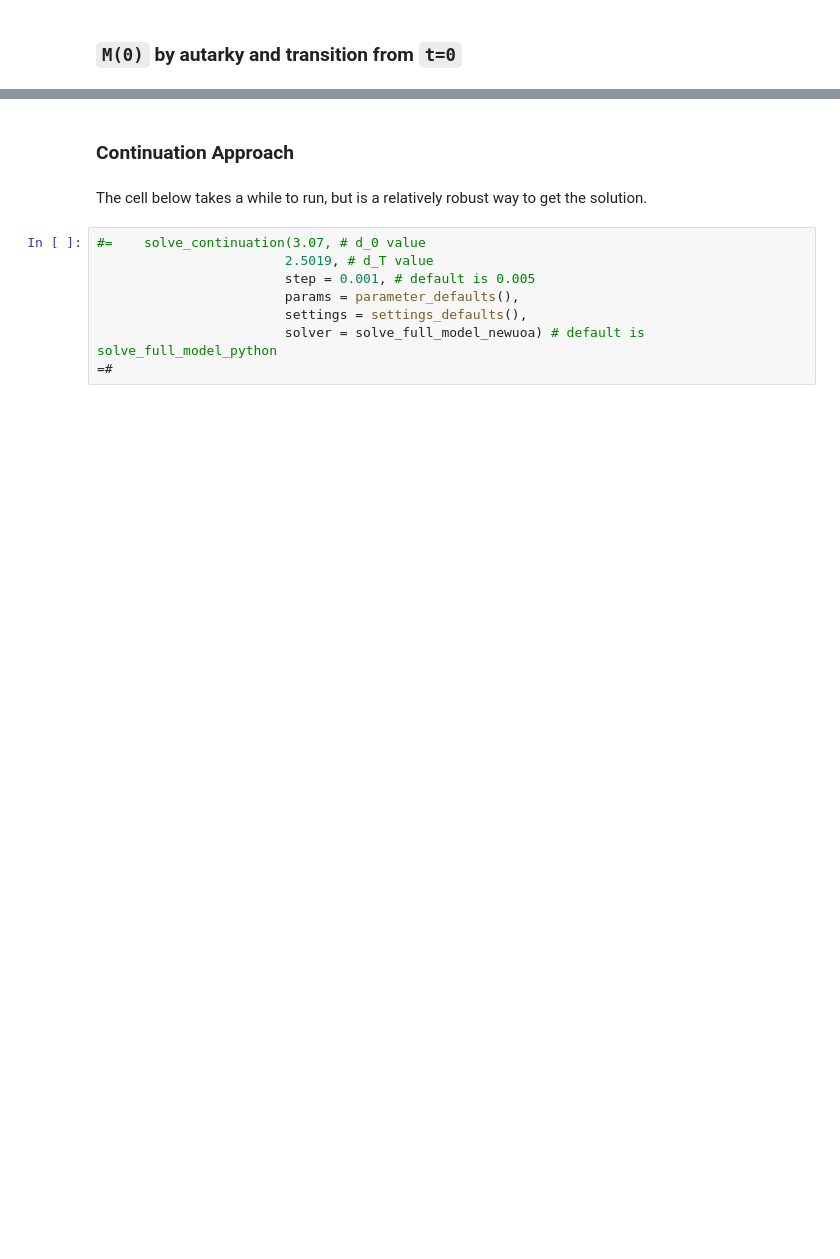
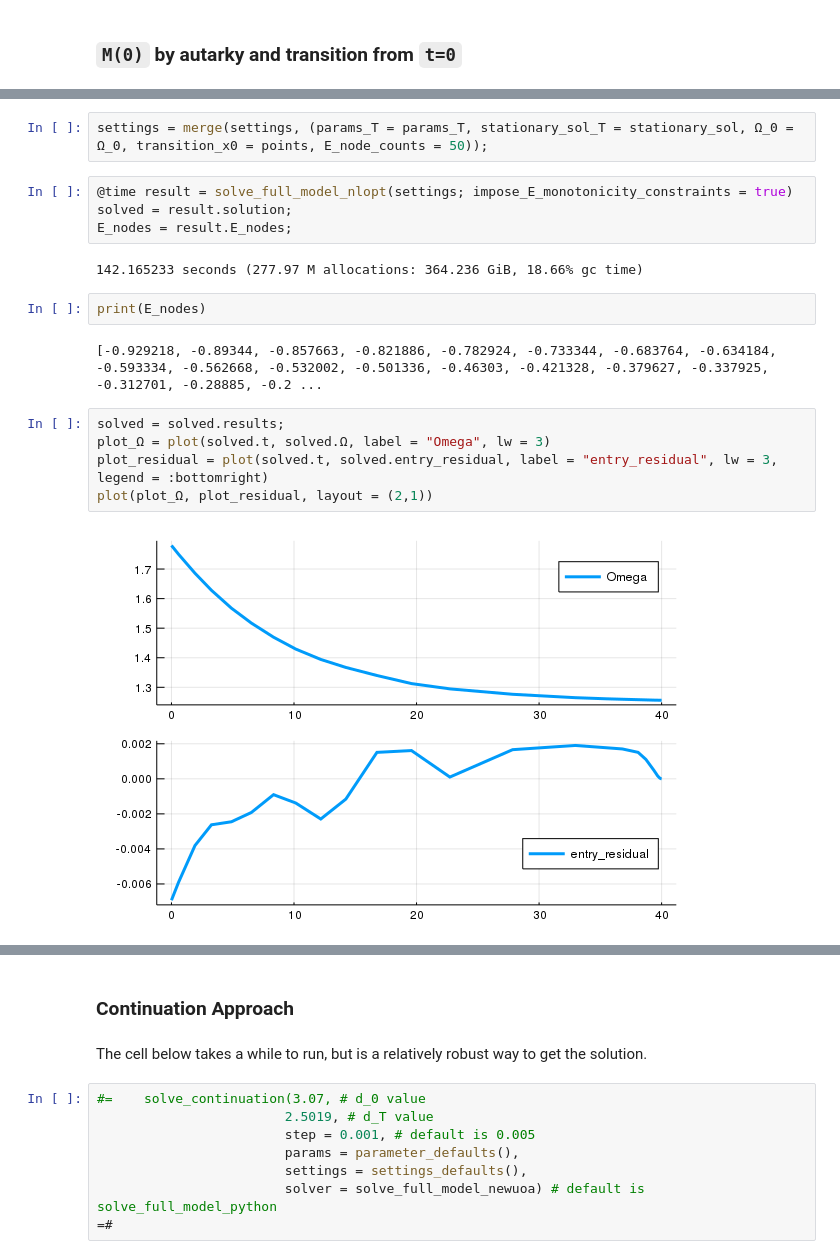
Before and after one commit to jlperla/PerlaTonettiWaugh.jl, a Jupyter notebook: solve-transition.ipynb, the cells around one changed output, grey strips where cells are left out. Cells and saved outputs as stored; diff of their text form; blank space fills up the shorter version.

```diff
--- a/solve-transition.ipynb
+++ b/solve-transition.ipynb
@@ -187,0 +320,19 @@ consumption_equivalent(solved.U[1], stationary_sol_0.U_bar(T), parameters)
+# %%
+settings = merge(settings, (params_T = params_T, stationary_sol_T = stationary_sol, Ω_0 = Ω_0, transition_x0 = points, E_node_counts = 50));
+# %%
+@time result = solve_full_model_nlopt(settings; impose_E_monotonicity_constraints = true)
+solved = result.solution;
+E_nodes = result.E_nodes;
+# %% [output]
+142.165233 seconds (277.97 M allocations: 364.236 GiB, 18.66% gc time)
+# %%
+print(E_nodes)
+# %% [output]
+[-0.929218, -0.89344, -0.857663, -0.821886, -0.782924, -0.733344, -0.683764, -0.634184, -0.593334, -0.562668, -0.532002, -0.501336, -0.46303, -0.421328, -0.379627, -0.337925, -0.312701, -0.28885, -0.2 ...
+# %%
+solved = solved.results;
+plot_Ω = plot(solved.t, solved.Ω, label = "Omega", lw = 3)
+plot_residual = plot(solved.t, solved.entry_residual, label = "entry_residual", lw = 3, legend = :bottomright)
+plot(plot_Ω, plot_residual, layout = (2,1))
+# %% [output]
+[figure, added]
```
Also changed, not shown: parts of 22 cells of this notebook.
